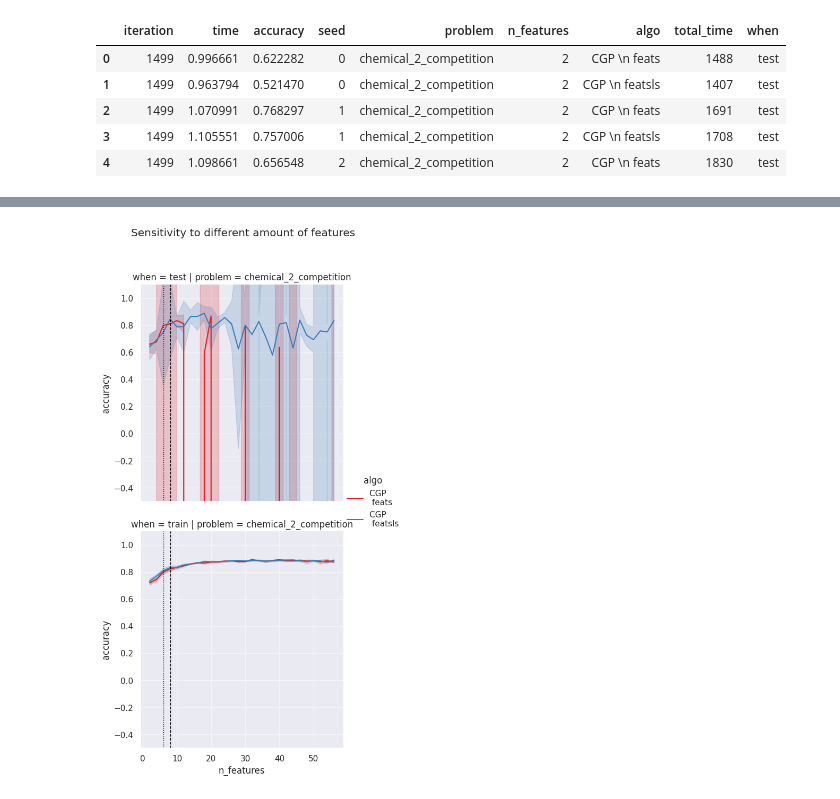
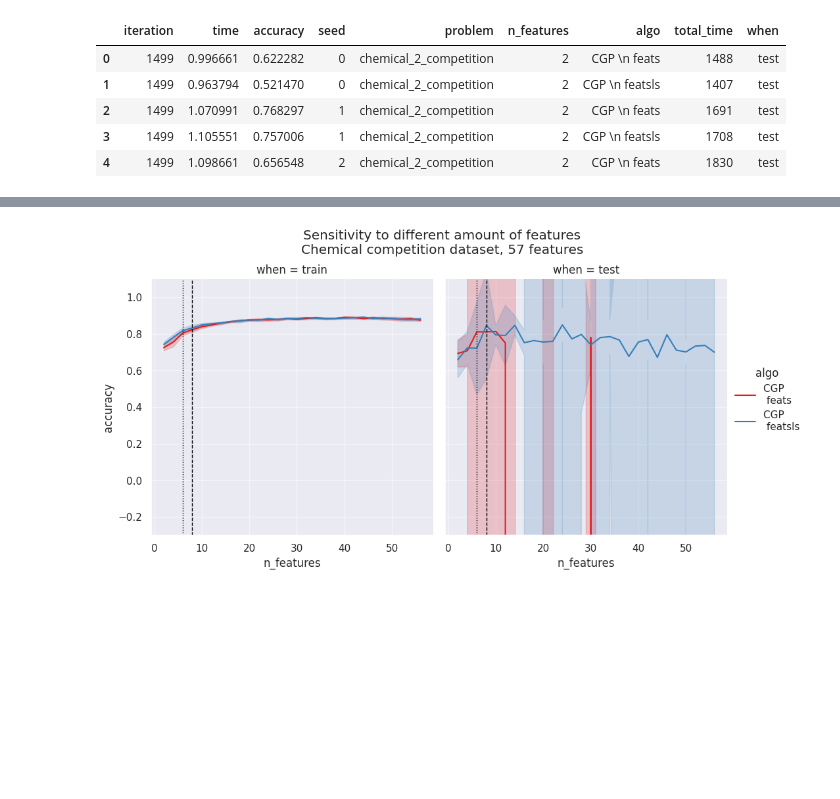
Before and after one commit to giorgia-nadizar/genepax, a Jupyter notebook: results/analysis_feats.ipynb, the cells around one changed output, grey strips where cells are left out. Cells and saved outputs as stored; diff of their text form; code cells hidden in the pictures; blank space fills up the shorter version.

```diff
--- a/results/analysis_feats.ipynb
+++ b/results/analysis_feats.ipynb
@@ -460,23 +466,24 @@ plt.show()
 # %%
 g = sns.relplot(
     data=final_sensitivity_df,
     x="n_features",
     y="accuracy",
     hue="algo",
-    col="problem",
-    row="when",
+    # col="problem",
+    col="when",
+    col_order=["train", "test"],
     kind="line",
     estimator="median",  # plot the mean
     errorbar="sd",  # shaded ±1 standard deviation
     # or errorbar=("ci", 95) for 95% confidence interval
     palette="Set1",
 )
 for ax in g.axes.flat:
     ax.axvline(x=6, linestyle=":", color="black", linewidth=1)
     ax.axvline(x=8, linestyle="--", color="black", linewidth=1)
 
-g.figure.suptitle("Sensitivity to different amount of features", y=1.05)
-g.set(ylim=(-0.5, 1.1))
+g.figure.suptitle("Sensitivity to different amount of features\nChemical competition dataset, 57 features", y=1.07)
+g.set(ylim=(-0.3, 1.1))
 plt.show()
 # %% [output]
-[figure, old version]
+[figure, new version]
```
Also changed, not shown: parts of 9 cells of this notebook, 1 other file.
